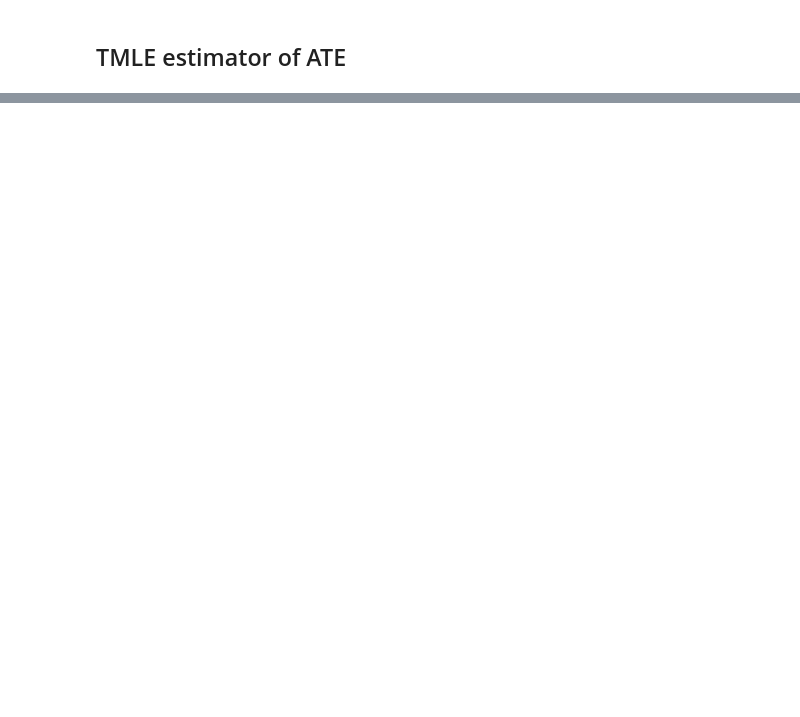
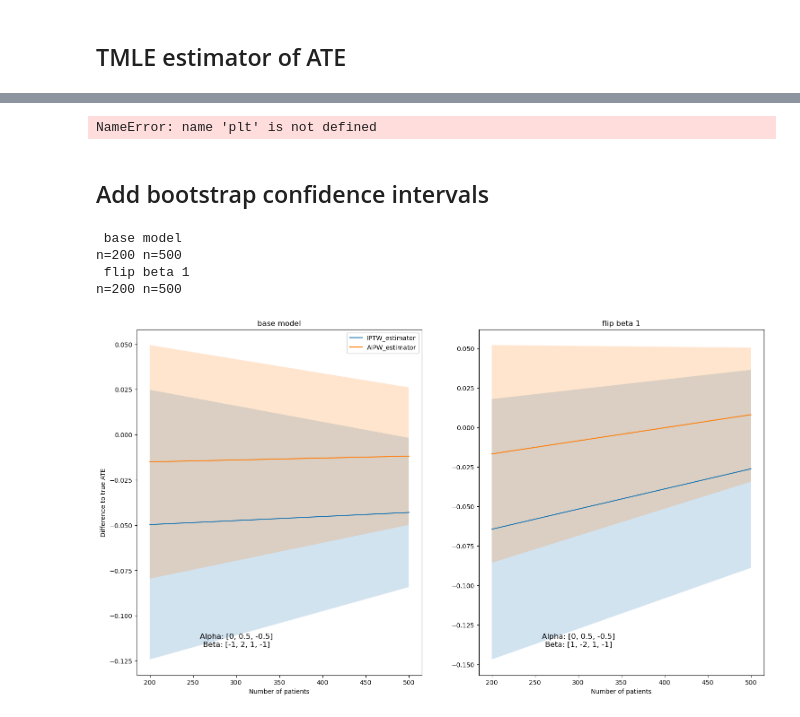
Before and after one commit to kirilklein/ehr2vec, a Jupyter notebook: ehr2vec/notebooks/tmle_binary.ipynb, the cells around one changed output, grey strips where cells are left out. Cells and saved outputs as stored; diff of their text form; code cells hidden in the pictures; blank space fills up the shorter version.

```diff
--- a/ehr2vec/notebooks/tmle_binary.ipynb
+++ b/ehr2vec/notebooks/tmle_binary.ipynb
@@ -149,0 +123,27 @@ for i, model in enumerate(models):
+# %%
+display_results(models, diffs, stds)
+# %% [output]
+NameError: name 'plt' is not defined
+# %% [markdown]
+## Add bootstrap confidence intervals
+# %%
+# Helper function to compute and store results
+patient_numbers = [200, 500]
+estimators = [IPTW_estimator, AIPW_estimator]
+models = {'base model':{'alpha': [0, 0.5, -0.5], 'beta': [-1, 2, 1, -1]},
+          #'change alpha':{'alpha': [-0.2, 1, -1], 'beta': [-1, 2, 1, -1]},
+          #'increase beta 1 ':{'alpha': [0, 0.5, -0.5], 'beta': [1, 5, 1, -1]},
+          'flip beta 1':{'alpha': [0, 0.5, -0.5], 'beta': [1, -2, 1, -1]},
+          #'change beta': {'alpha': [0, 0.5, -0.5], 'beta': [.3, 1, -2, 1]},
+          }
+
+diffs, stds = get_scores_for_models_and_estimators(patient_numbers, models, estimators, n_bootstraps=20)
+# %% [output]
+ base model
+n=200 n=500
+ flip beta 1
+n=200 n=500
+# %%
+display_results(models, diffs, stds)
+# %% [output]
+[figure, added]
```
Also changed, not shown: parts of 13 cells of this notebook.
